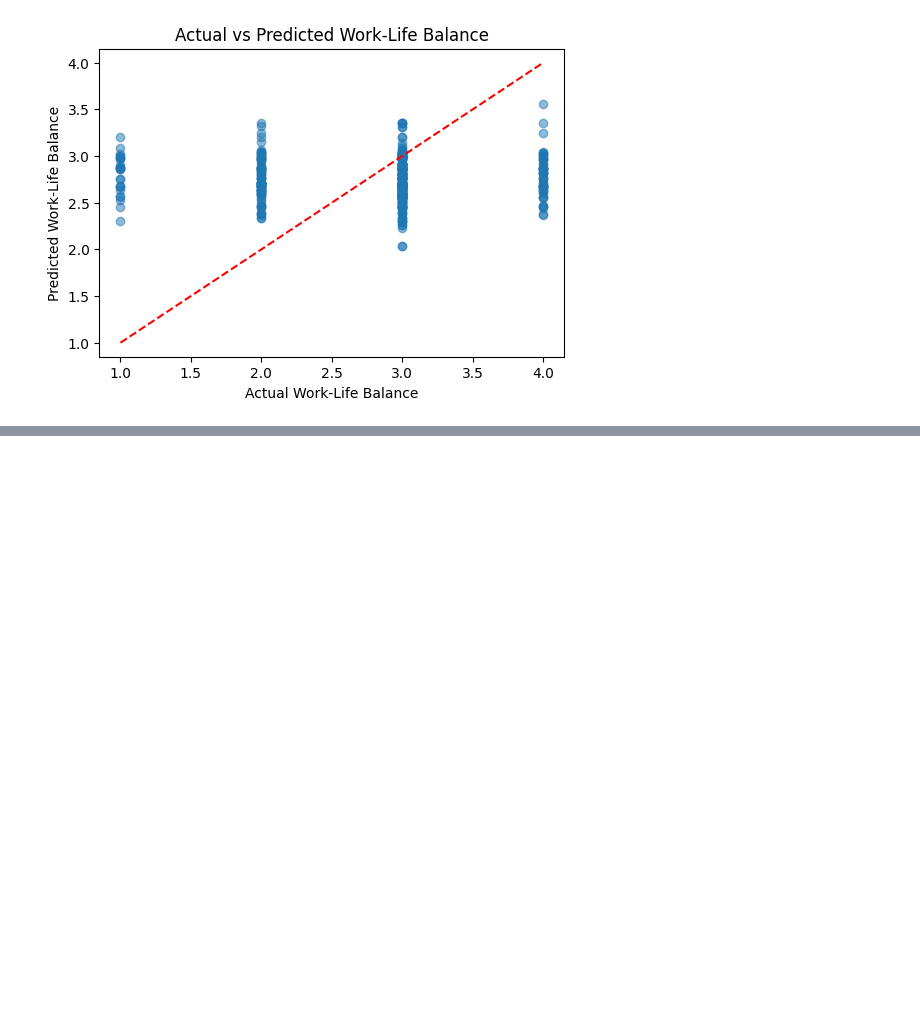
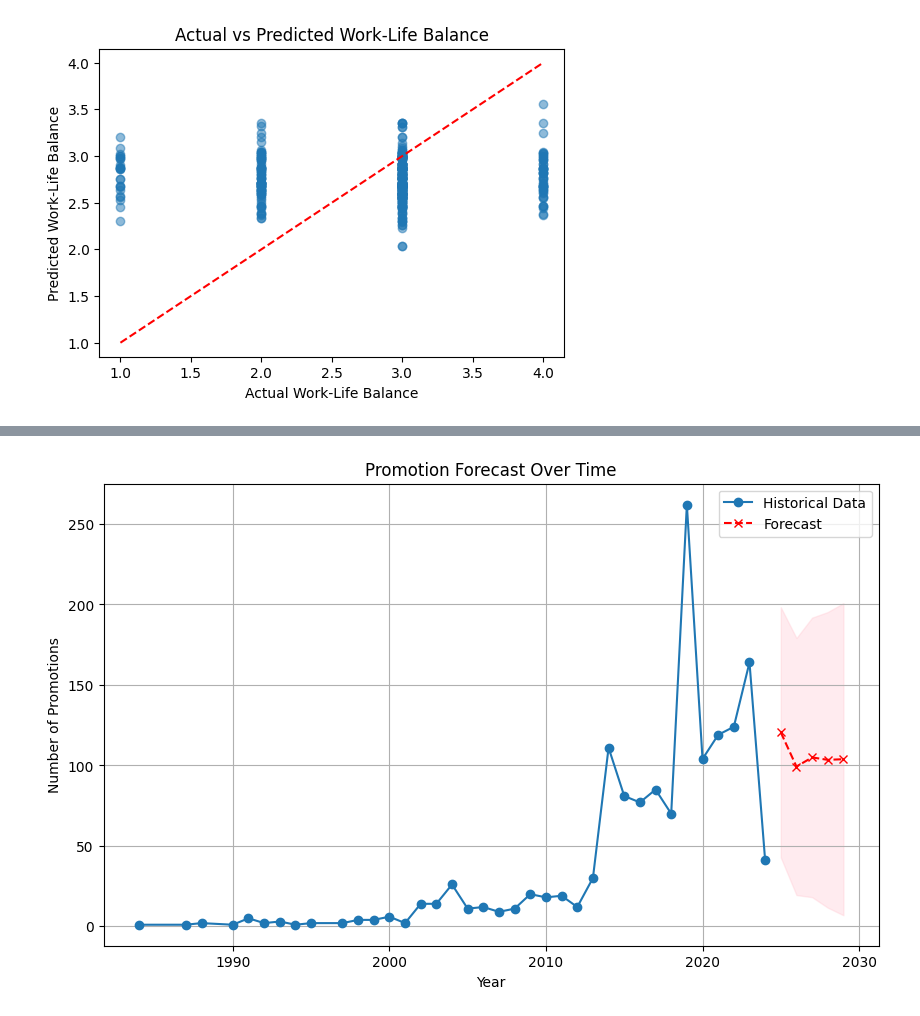
Before and after one commit to qasem-ezzaldeen/Data-Analysis-Project, a Jupyter notebook: Explore.ipynb, the cells around one changed output, grey strips where cells are left out. Drawn from its saved outputs; the diff is of its cells as text; code cells hidden in the pictures; blank space fills up the shorter version.

```diff
--- a/Explore.ipynb
+++ b/Explore.ipynb
@@ -448,0 +605,69 @@ Mean Squared Error: 0.5842916911391908
+# %%
+# Create a target variable 'Promoted' based on some criteria
+# Assuming 'YearsSinceLastPromotion' == 0 indicates a promotion in the last cycle
+hr_test = hr[['YearsAtCompany', 'PerformanceRating', 'JobSatisfaction', 'YearsSinceLastPromotion']]
+
+hr_test['Promoted'] = hr_test['YearsSinceLastPromotion'].apply(lambda x: 1 if x == 0 else 0)
+
+# Define features and target
+X = hr_test[['YearsAtCompany', 'PerformanceRating', 'JobSatisfaction']]  # Features that might influence promotion
+y = hr_test['Promoted']  # Target is whether the employee was promoted
+
+# Train a classification model
+from sklearn.ensemble import RandomForestClassifier
+classifier = RandomForestClassifier(random_state=42)
+classifier.fit(X_train, y_train)
+
+# Predict promotions and evaluate
+y_pred = classifier.predict(X_test)
+
+from sklearn.metrics import accuracy_score, classification_report
+print("Accuracy:", accuracy_score(y_test, y_pred))
+print(classification_report(y_test, y_pred))
+
+# The model can then be used to forecast which employees are likely to be promoted in the future.
+
+
+# Assuming you have a column like 'YearsSinceLastPromotion' or can derive it
+
+# Let's group by HireYear and plot the number of promotions over time
+
+current_year = 2024
+
+# Create the 'HireYear' column by subtracting 'YearsAtCompany' from the current year
+hr['HireYear'] = current_year - hr['YearsAtCompany']
+promotion_trend = hr.groupby('HireYear')['YearsSinceLastPromotion'].count()
+
+# Import the updated ARIMA from statsmodels
+from statsmodels.tsa.arima.model import ARIMA
+import matplotlib.pyplot as plt
+
+# Fit ARIMA model to forecast promotions
+model = ARIMA(promotion_trend.values, order=(1, 1, 1))  # Adjust order based on your data
+model_fit = model.fit()
+
+# Make predictions for future promotions
+forecast_years = 5  # Forecast 5 years into the future
+forecast = model_fit.get_forecast(steps=forecast_years)
+forecast_values = forecast.predicted_mean
+conf_int = forecast.conf_int()
+
+# Extend index to cover forecasted years
+last_year = int(promotion_trend.index[-1])
+forecast_index = list(range(last_year + 1, last_year + 1 + forecast_years))
+
+# Plot historical and forecasted promotions
+plt.figure(figsize=(10, 6))
+plt.plot(promotion_trend.index, promotion_trend.values, marker='o', label='Historical Data')
+plt.plot(forecast_index, forecast_values, marker='x', linestyle='--', color='red', label='Forecast')
+
+# Fill between the confidence interval boundaries (no iloc, directly using the NumPy array)
+plt.fill_between(forecast_index, conf_int[:, 0], conf_int[:, 1], color='pink', alpha=0.3)
+
+plt.title('Promotion Forecast Over Time')
+plt.xlabel('Year')
+plt.ylabel('Number of Promotions')
+plt.legend()
+plt.grid(True)
+plt.show()
+# %% [output]
@@ -448,0 +685 @@ Mean Squared Error: 0.5842916911391908
+[figure, added]
```
Also changed, not shown: parts of 9 cells of this notebook.
